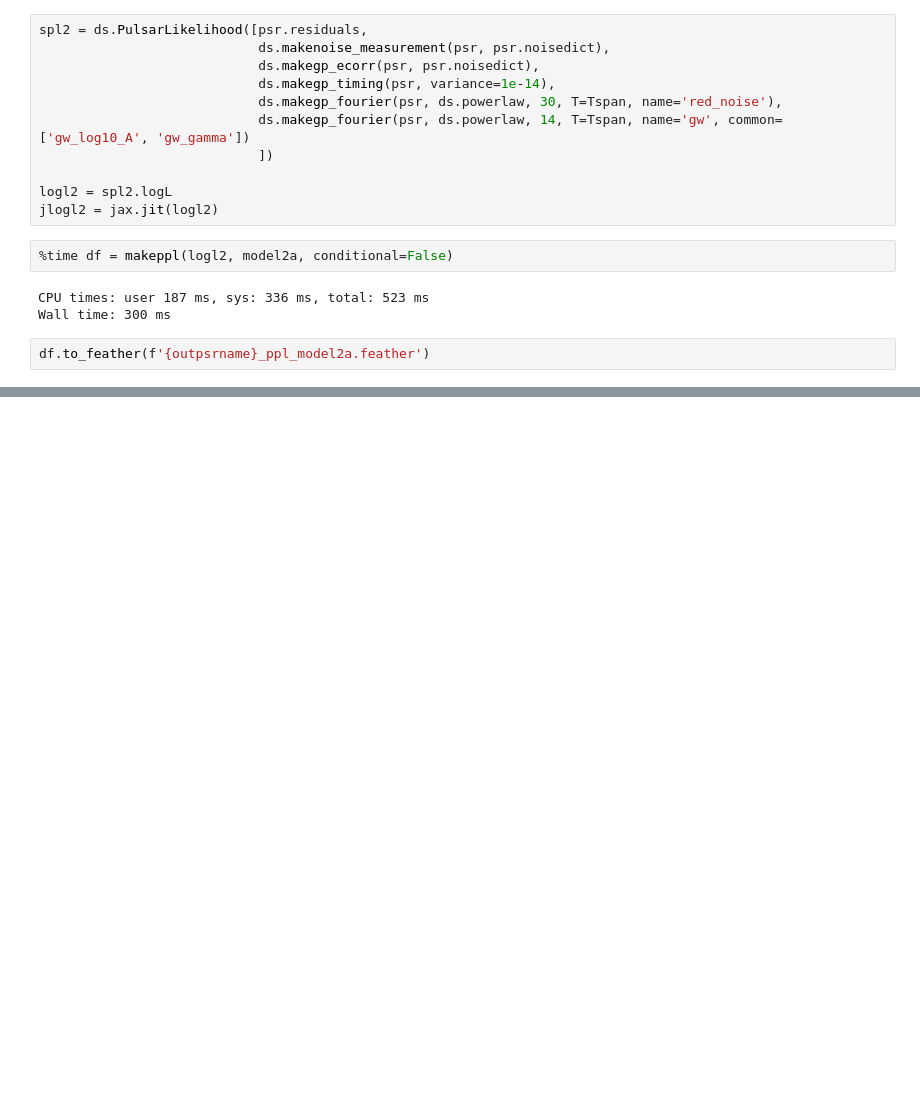
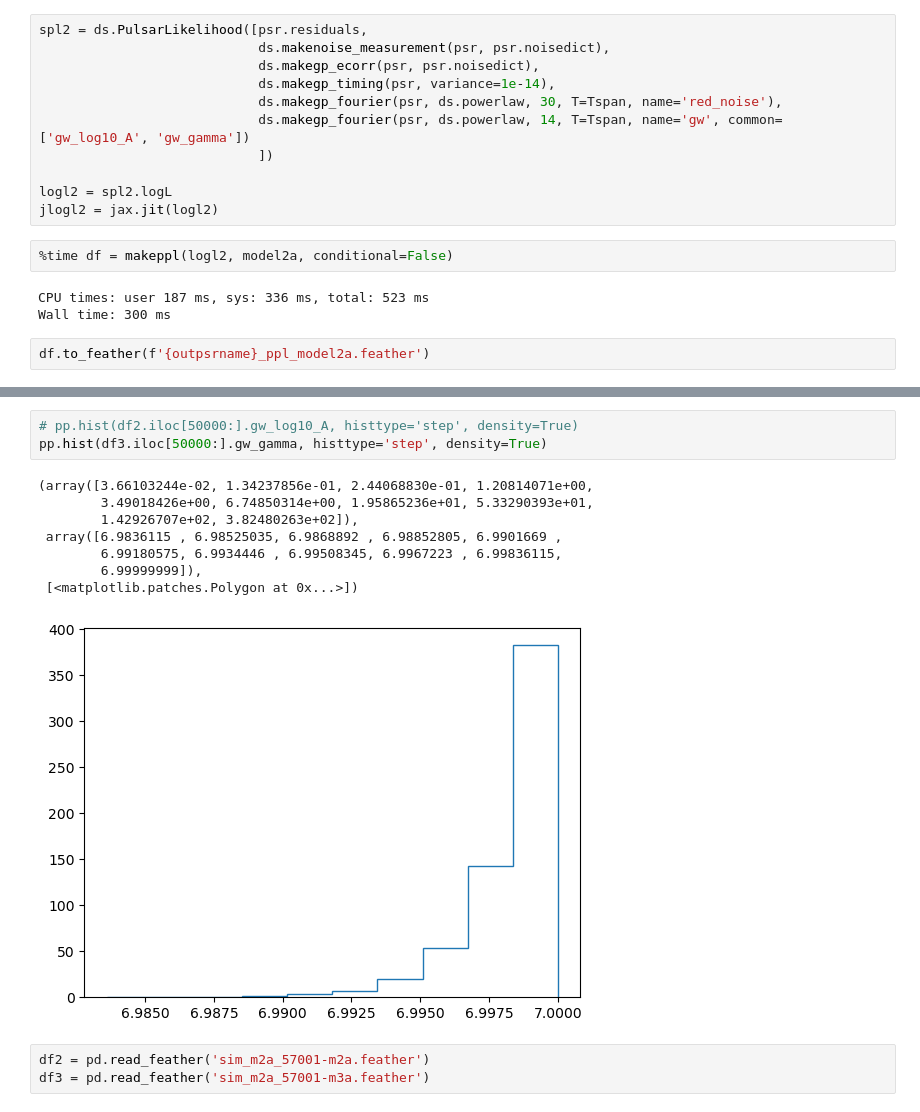
Before and after one commit to vhaasteren/discovery, a Jupyter notebook: examples/conditional.ipynb, the cells around one changed output, grey strips where cells are left out. Saved outputs shown, nothing was run; the diff lists cells and outputs as text; blank space fills up the shorter version.

```diff
--- a/examples/conditional.ipynb
+++ b/examples/conditional.ipynb
@@ -292,0 +410,15 @@ df.to_feather(f'{outpsrname}_ppl_model2a.feather')
+# %%
+# pp.hist(df2.iloc[50000:].gw_log10_A, histtype='step', density=True)
+pp.hist(df3.iloc[50000:].gw_gamma, histtype='step', density=True)
+# %% [output]
+(array([3.66103244e-02, 1.34237856e-01, 2.44068830e-01, 1.20814071e+00,
+        3.49018426e+00, 6.74850314e+00, 1.95865236e+01, 5.33290393e+01,
+        1.42926707e+02, 3.82480263e+02]),
+ array([6.9836115 , 6.98525035, 6.9868892 , 6.98852805, 6.9901669 ,
+        6.99180575, 6.9934446 , 6.99508345, 6.9967223 , 6.99836115,
+        6.99999999]),
+ [<matplotlib.patches.Polygon at 0x...>])
+[figure, added]
+# %%
+df2 = pd.read_feather('sim_m2a_57001-m2a.feather')
+df3 = pd.read_feather('sim_m2a_57001-m3a.feather')
```
Also changed, not shown: parts of 52 cells of this notebook, 3 other files.
